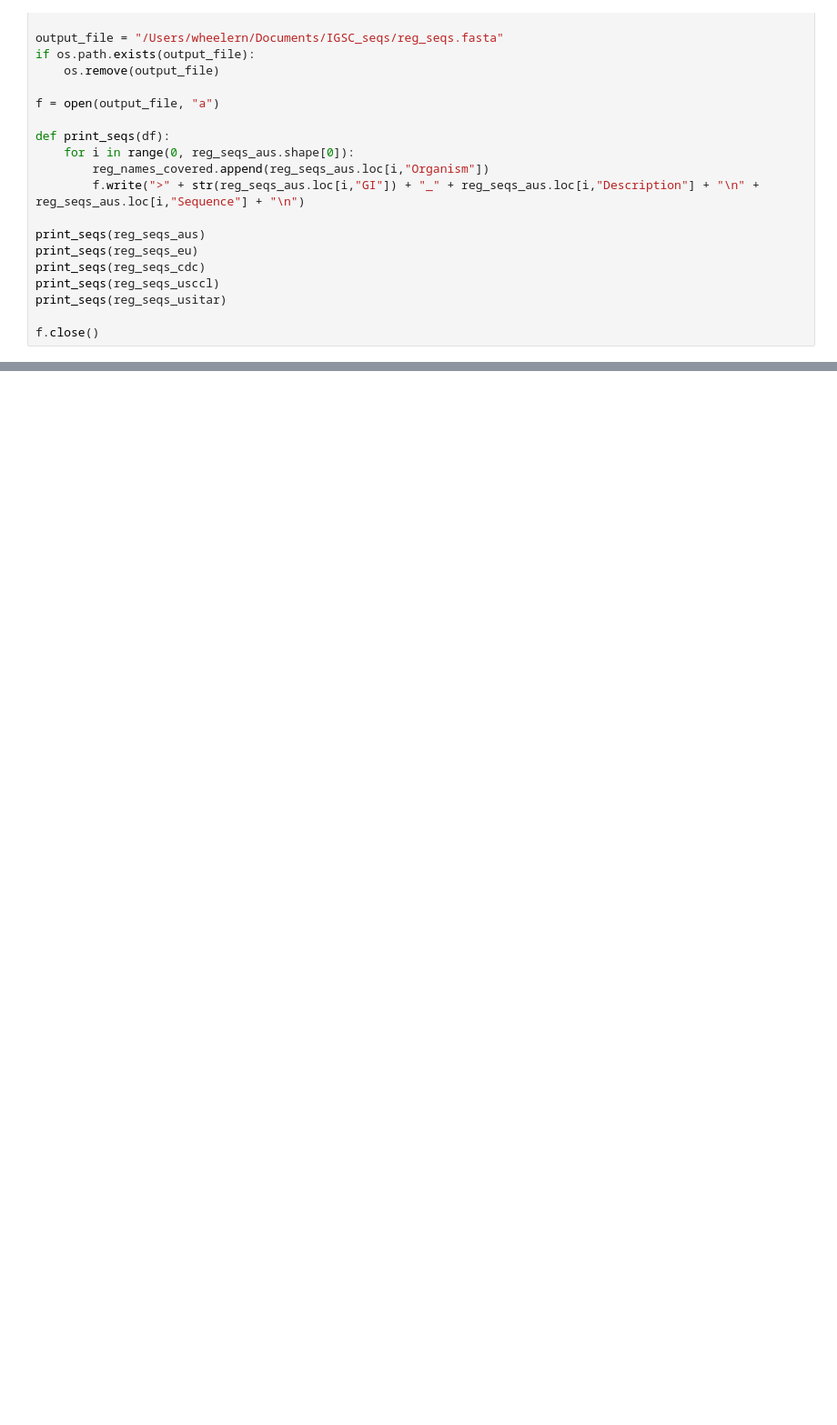
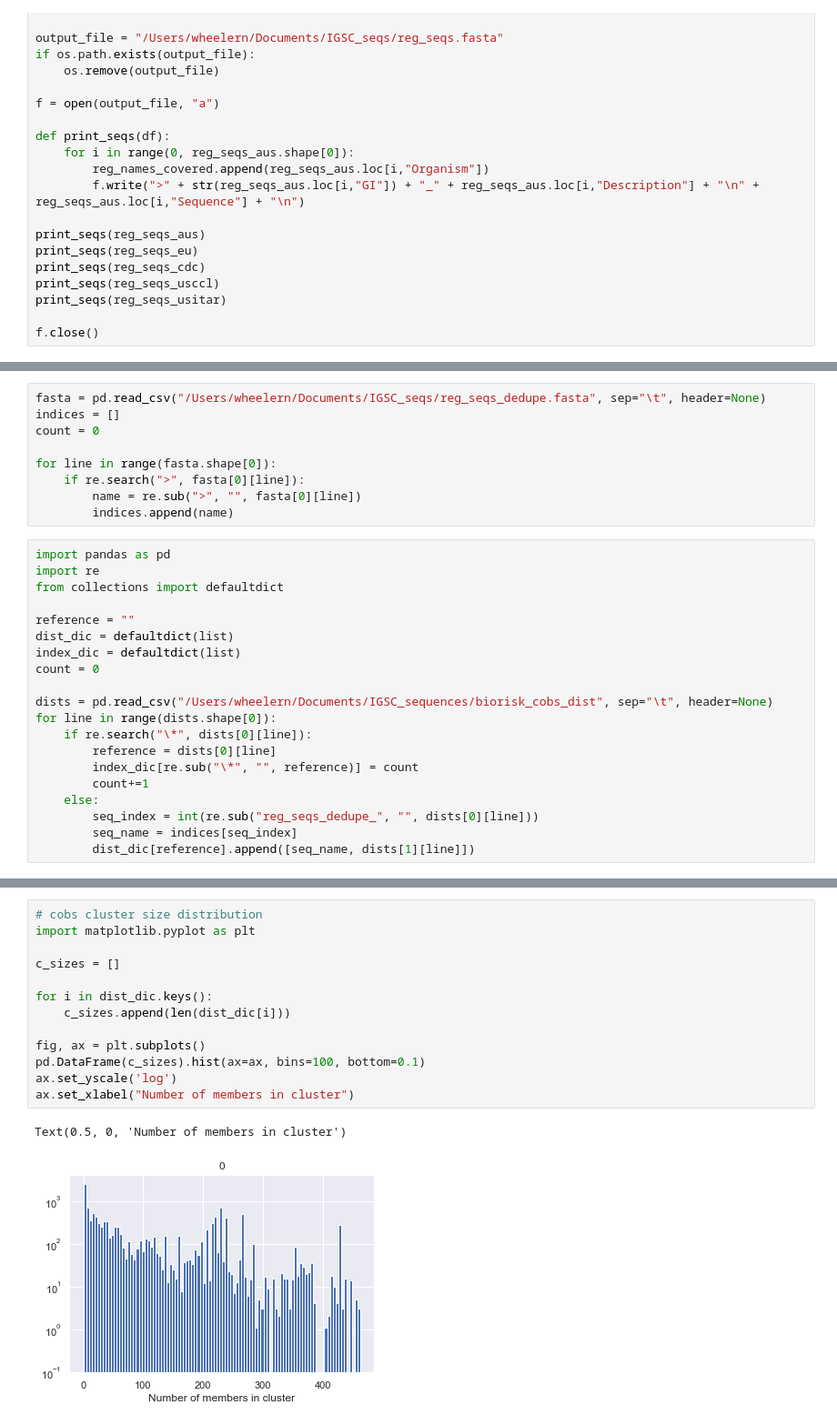
Before and after one commit to ibbis-screening/common-mechanism, a Jupyter notebook: Biorisk_db.ipynb, the cells around one changed output, grey strips where cells are left out. Shown at 91% size. Drawn from its saved outputs; the diff is of its cells as text; blank space fills up the shorter version.

Commit message:
added pipeline functions and test sequences

```diff
--- a/Biorisk_db.ipynb
+++ b/Biorisk_db.ipynb
@@ -150,0 +220,29 @@ Seoul virus
+# %%
+fasta = pd.read_csv("/Users/wheelern/Documents/IGSC_seqs/reg_seqs_dedupe.fasta", sep="\t", header=None)
+indices = []
+count = 0
+
+for line in range(fasta.shape[0]):
+    if re.search(">", fasta[0][line]):
+        name = re.sub(">", "", fasta[0][line])
+        indices.append(name)
+# %%
+import pandas as pd
+import re
+from collections import defaultdict
+
+reference = ""
+dist_dic = defaultdict(list)
+index_dic = defaultdict(list)
+count = 0
+
+dists = pd.read_csv("/Users/wheelern/Documents/IGSC_sequences/biorisk_cobs_dist", sep="\t", header=None)
+for line in range(dists.shape[0]):
+    if re.search("\*", dists[0][line]):
+        reference = dists[0][line]
+        index_dic[re.sub("\*", "", reference)] = count
+        count+=1
+    else:
+        seq_index = int(re.sub("reg_seqs_dedupe_", "", dists[0][line]))
+        seq_name = indices[seq_index]
+        dist_dic[reference].append([seq_name, dists[1][line]])
@@ -150,0 +262,16 @@ Seoul virus
+# %%
+# cobs cluster size distribution
+import matplotlib.pyplot as plt
+
+c_sizes = []
+
+for i in dist_dic.keys():
+    c_sizes.append(len(dist_dic[i]))
+
+fig, ax = plt.subplots()
+pd.DataFrame(c_sizes).hist(ax=ax, bins=100, bottom=0.1)
+ax.set_yscale('log')
+ax.set_xlabel("Number of members in cluster")
+# %% [output]
+Text(0.5, 0, 'Number of members in cluster')
+[figure, added]
```
Also changed, not shown: parts of 20 cells of this notebook, 22 other files.
